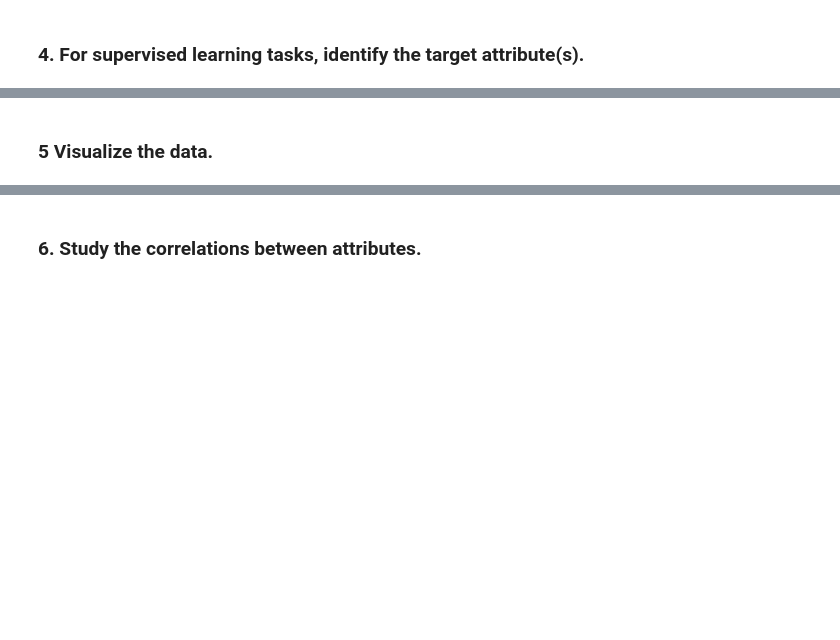
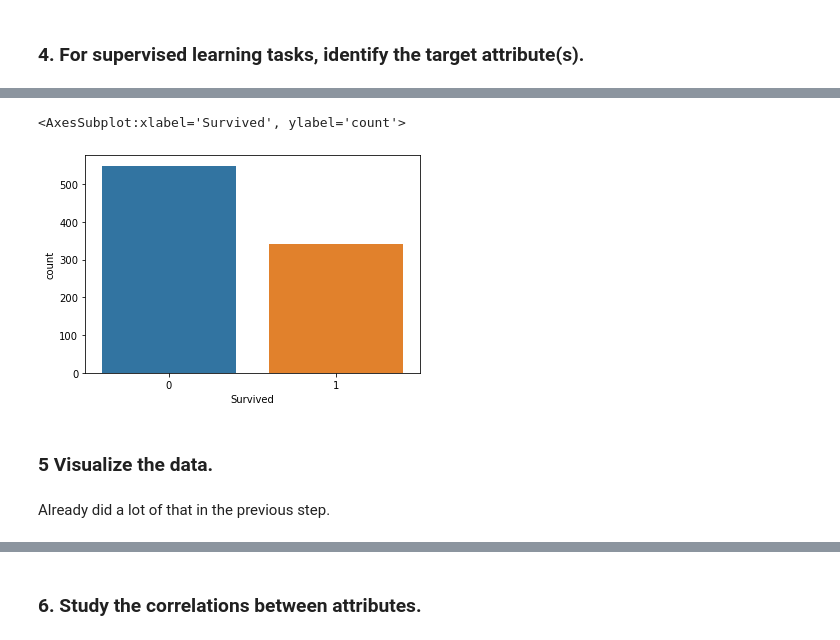
Before and after one commit to andyjakubowski/titanic, a Jupyter notebook: 03-data-exploration.ipynb, the cells around one changed output, grey strips where cells are left out. Drawn from its saved outputs; the diff is of its cells as text; code cells hidden in the pictures; blank space fills up the shorter version.

```diff
--- a/03-data-exploration.ipynb
+++ b/03-data-exploration.ipynb
@@ -1252,2 +1271,9 @@ data_explore.describe()
+# %%
+sns.countplot(x="Survived", data=data_explore)
+# %% [output]
+<AxesSubplot:xlabel='Survived', ylabel='count'>
+[figure, added]
 # %% [markdown]
 ### 5 Visualize the data.
+# %% [markdown]
+Already did a lot of that in the previous step.
```
Also changed, not shown: parts of 88 cells of this notebook.
